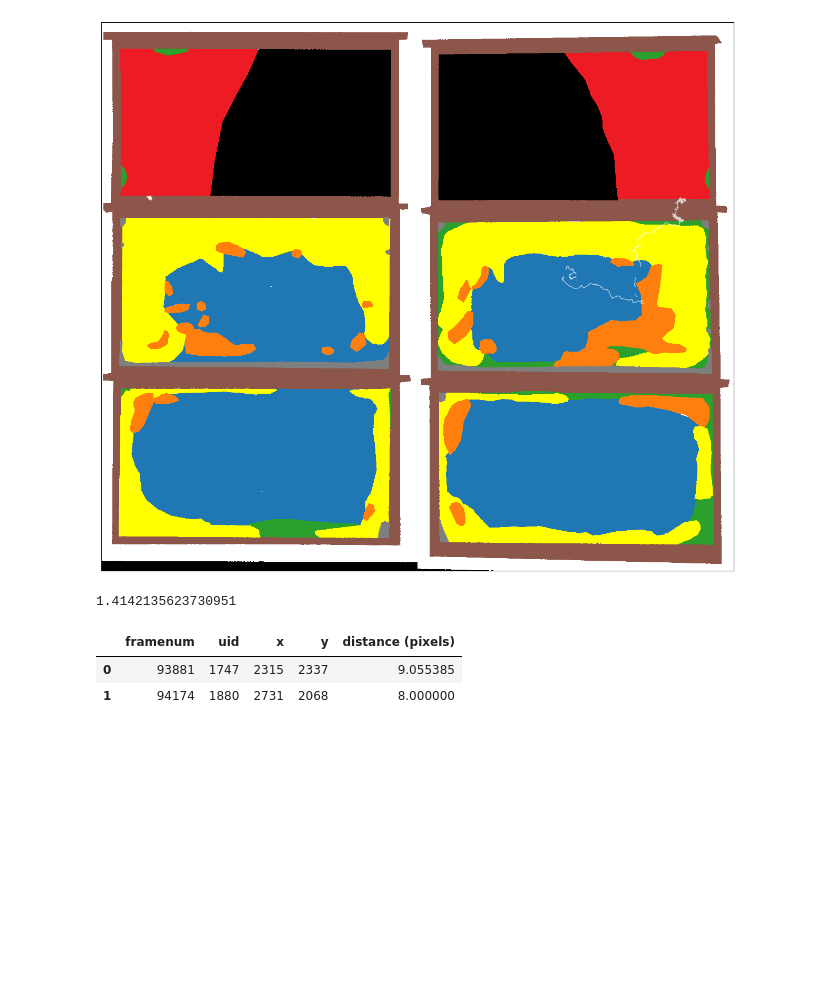
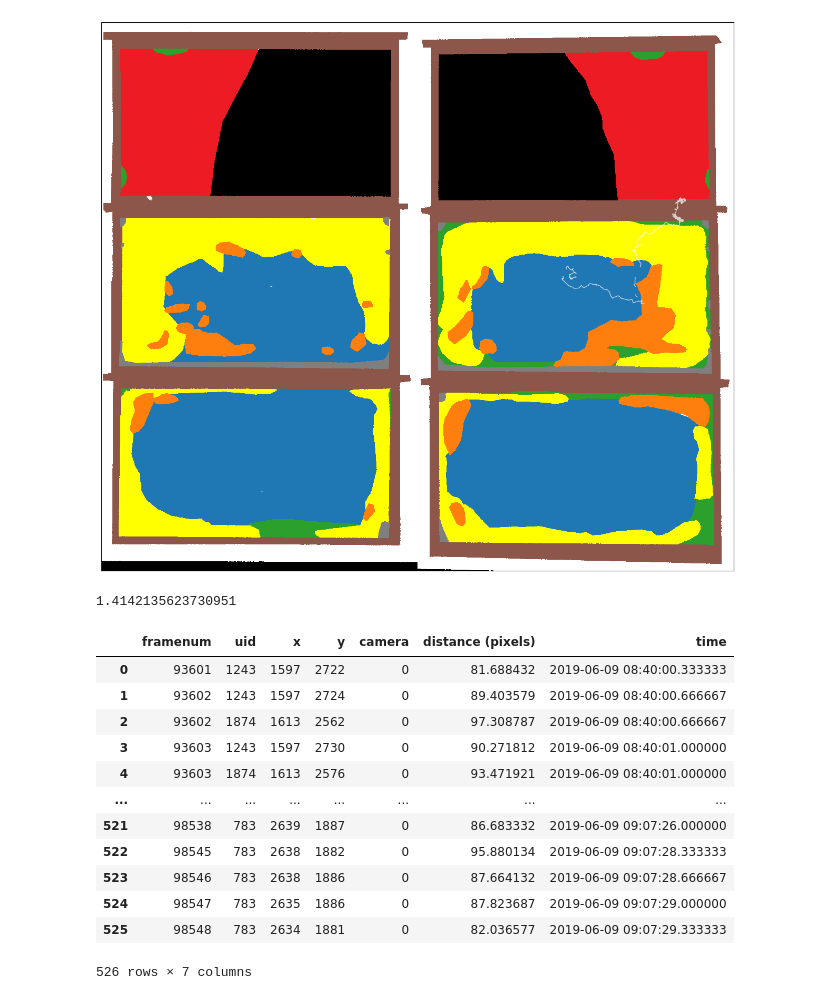
Before and after one commit to Collective-Logic-Lab/honey-bee-behavior, a Jupyter notebook: preliminary-analysis-2024-comb-building.ipynb, the cells around one changed output. Saved outputs shown, nothing was run; the diff lists cells and outputs as text; code cells hidden in the pictures; blank space fills up the shorter version.

Commit message:
include camera information in identifying interaction events

```diff
--- a/preliminary-analysis-2024-comb-building.ipynb
+++ b/preliminary-analysis-2024-comb-building.ipynb
@@ -444,7 +444,8 @@ np.linalg.norm([1,1])
 def interaction_events(dfTraj,beeID,minTime,maxTime,distance_thresh=10):
     """
     Returns dataFrame listing interaction events during which the bee with ID beeID is nearby another bee, within
-    the time window between minTime and maxTime.
+    the time window between minTime and maxTime.  Here "nearby" means within a distance threshold and on the same
+    side of the hive.
 
     dfTraj                   : Trajectory dataframe containing framenumbers, (x,y) coordinates, and camera information.
     minTime                  : Minimum time to scan for interaction events, as a datetime object
@@ -464,26 +465,31 @@ def interaction_events(dfTraj,beeID,minTime,maxTime,distance_thresh=10):
     for frame in dfTraj_selected_bee['framenum'].unique():
         all_bee_frame_data = dfTraj_selected[dfTraj_selected['framenum']==frame]
 
-        # get selected bee location for this frame
+        # get selected bee location for this time frame
         selected_bee_frame_data = all_bee_frame_data[all_bee_frame_data['uid']==beeID]
-        beex,beey = selected_bee_frame_data['x'].iloc[0],selected_bee_frame_data['y'].iloc[0]
+        beex = selected_bee_frame_data['x'].iloc[0],
+        beey = selected_bee_frame_data['y'].iloc[0]
+        beecamera = selected_bee_frame_data['camera'].iloc[0]
 
-        # find other nearby bees for this frame
-        distances = pd.Series(np.linalg.norm([all_bee_frame_data['x']-beex,
-                                              all_bee_frame_data['y']-beey],axis=0),
-                              index=all_bee_frame_data['uid'])
+        # find distances from all other bees seen by the same camera (same side of hive) at this time frame
+        all_bee_frame_data_same_side = all_bee_frame_data[all_bee_frame_data['camera']==beecamera]
+        distances = pd.Series(np.linalg.norm([all_bee_frame_data_same_side['x']-beex,
+                                              all_bee_frame_data_same_side['y']-beey],axis=0),
+                              index=all_bee_frame_data_same_side['uid'])
 
         # append interaction data
         for other_bee in distances[distances < distance_thresh].index:
             if other_bee != beeID:
-                other_bee_frame_data = all_bee_frame_data[all_bee_frame_data['uid']==other_bee]
+                other_bee_frame_data = all_bee_frame_data_same_side[all_bee_frame_data_same_side['uid']==other_bee]
+                assert(len(other_bee_frame_data)==1) # should only have one timepoint for one bee in one frame
                 interaction_data.append([frame,
                                          other_bee,
                                          other_bee_frame_data['x'].iloc[0],
                                          other_bee_frame_data['y'].iloc[0],
+                                         other_bee_frame_data['camera'].iloc[0],
                                          distances[other_bee]])
 
-    return pd.DataFrame(interaction_data,columns=['framenum','uid','x','y','distance (pixels)'])
+    return pd.DataFrame(interaction_data,columns=['framenum','uid','x','y','camera','distance (pixels)'])
 # %%
 beeID = 672 #672 #582
 delta_t = 30 # minutes --- number of minutes to look at before the start of joining the festoon
@@ -492,8 +498,26 @@ bout_start = df_non_cut_bouts.loc[beeID].iloc[0]['Bout start']
 minTime = bout_start - dt.timedelta(minutes=delta_t)
 maxTime = bout_start
 
-interaction_events(dfTraj,beeID,minTime,maxTime)
+events = interaction_events(dfTraj,beeID,minTime,maxTime,distance_thresh=100)
-# %% [output]
-|  | framenum | uid | x | y | distance (pixels) |
-| 0 | 93881 | 1747 | 2315 | 2337 | 9.055385 |
-| 1 | 94174 | 1880 | 2731 | 2068 | 8.000000 |
+# %%
+# translate frame numbers to absolute time
+
+# for now daynum has to be set manually based on which trajectory data is currently loaded...
+daynum = 4
+events['time'] = events['framenum'].apply(lambda f: framenum_to_datetime(daynum,f))
+# %%
+events
+# %% [output]
+|  | framenum | uid | x | y | camera | distance (pixels) | time |
+| 0 | 93601 | 1243 | 1597 | 2722 | 0 | 81.688432 | 2019-06-09 08:40:00.333333 |
+| 1 | 93602 | 1243 | 1597 | 2724 | 0 | 89.403579 | 2019-06-09 08:40:00.666667 |
+| 2 | 93602 | 1874 | 1613 | 2562 | 0 | 97.308787 | 2019-06-09 08:40:00.666667 |
+| 3 | 93603 | 1243 | 1597 | 2730 | 0 | 90.271812 | 2019-06-09 08:40:01.000000 |
+| 4 | 93603 | 1874 | 1613 | 2576 | 0 | 93.471921 | 2019-06-09 08:40:01.000000 |
+| ... | ... | ... | ... | ... | ... | ... | ... |
+| 521 | 98538 | 783 | 2639 | 1887 | 0 | 86.683332 | 2019-06-09 09:07:26.000000 |
+| 522 | 98545 | 783 | 2638 | 1882 | 0 | 95.880134 | 2019-06-09 09:07:28.333333 |
+| 523 | 98546 | 783 | 2638 | 1886 | 0 | 87.664132 | 2019-06-09 09:07:28.666667 |
+| 524 | 98547 | 783 | 2635 | 1886 | 0 | 87.823687 | 2019-06-09 09:07:29.000000 |
+| 525 | 98548 | 783 | 2634 | 1881 | 0 | 82.036577 | 2019-06-09 09:07:29.333333 |
+526 rows × 7 columns
```
Also changed, not shown: parts of 2 cells of this notebook.
